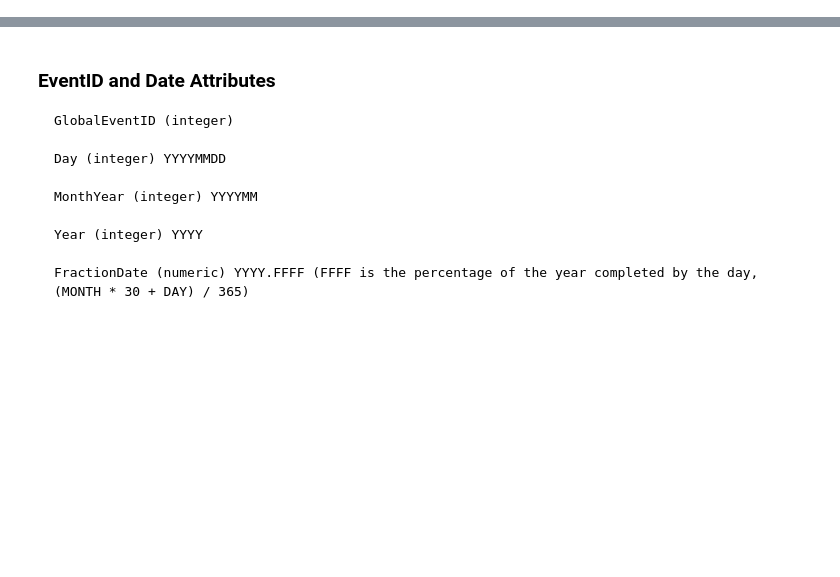
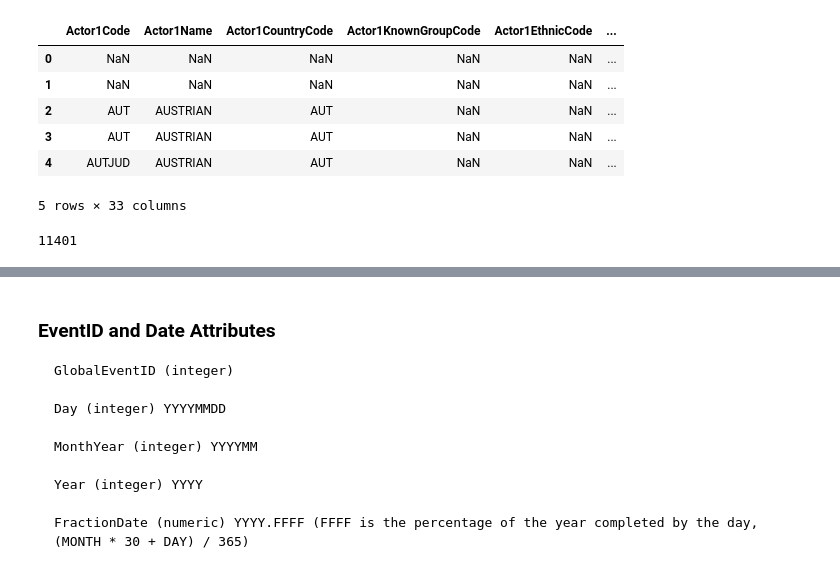
Before and after one commit to eistre91/thinkful-projects, a Jupyter notebook: GDELT-Scratch.ipynb, the cells around one changed output, grey strips where cells are left out. Cells and saved outputs as stored; diff of their text form; code cells hidden in the pictures; blank space fills up the shorter version.

```diff
--- a/GDELT-Scratch.ipynb
+++ b/GDELT-Scratch.ipynb
@@ -0,0 +162,15 @@
+# %%
+df_obj = df_small.select_dtypes(include='object')
+df_obj.head()
+# %% [output]
+|  | Actor1Code | Actor1Name | Actor1CountryCode | Actor1KnownGroupCode | Actor1EthnicCode | ... |
+| 0 | NaN | NaN | NaN | NaN | NaN | ... |
+| 1 | NaN | NaN | NaN | NaN | NaN | ... |
+| 2 | AUT | AUSTRIAN | AUT | NaN | NaN | ... |
+| 3 | AUT | AUSTRIAN | AUT | NaN | NaN | ... |
+| 4 | AUTJUD | AUSTRIAN | AUT | NaN | NaN | ... |
+5 rows × 33 columns
+# %%
+len(df_obj['Actor1Geo_FullName'].unique())
+# %% [output]
+11401
```
Also changed, not shown: parts of 24 cells of this notebook, 5 other files.
